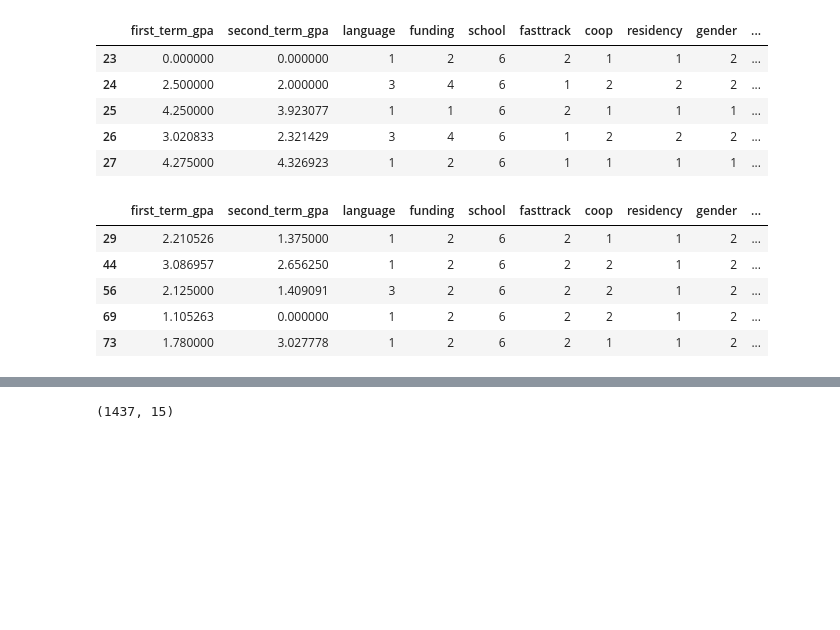
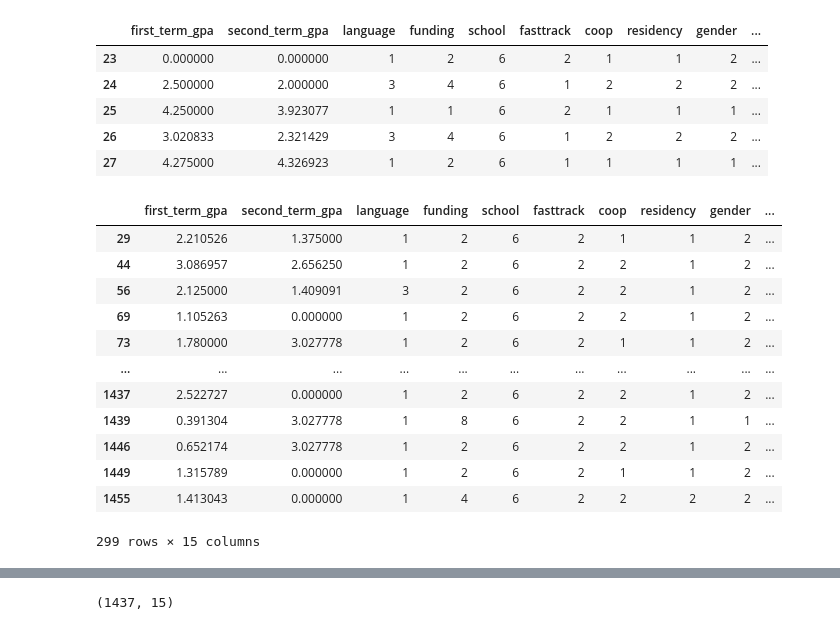
Before and after one commit to Kushal-Shres/AML_2103_Visualization, a Jupyter notebook: Assignment 2/classifier.ipynb, the cells around one changed output, grey strips where cells are left out. Cells and saved outputs as stored; diff of their text form; code cells hidden in the pictures; blank space fills up the shorter version.

```diff
--- a/Assignment 2/classifier.ipynb
+++ b/Assignment 2/classifier.ipynb
@@ -99,11 +99,18 @@ data.head()
 | 27 | 4.275000 | 4.326923 | 1 | 2 | 6 | 1 | 1 | 1 | 1 | ... |
 # %%
 # get data with first_year_persistence = 0
-data[data["first_year_persistence"] == 0].head()
+data[data["first_year_persistence"] == 0]
 # %% [output]
 |  | first_term_gpa | second_term_gpa | language | funding | school | fasttrack | coop | residency | gender | ... |
 | 29 | 2.210526 | 1.375000 | 1 | 2 | 6 | 2 | 1 | 1 | 2 | ... |
 | 44 | 3.086957 | 2.656250 | 1 | 2 | 6 | 2 | 2 | 1 | 2 | ... |
 | 56 | 2.125000 | 1.409091 | 3 | 2 | 6 | 2 | 2 | 1 | 2 | ... |
 | 69 | 1.105263 | 0.000000 | 1 | 2 | 6 | 2 | 2 | 1 | 2 | ... |
 | 73 | 1.780000 | 3.027778 | 1 | 2 | 6 | 2 | 1 | 1 | 2 | ... |
+| ... | ... | ... | ... | ... | ... | ... | ... | ... | ... | ... |
+| 1437 | 2.522727 | 0.000000 | 1 | 2 | 6 | 2 | 2 | 1 | 2 | ... |
+| 1439 | 0.391304 | 3.027778 | 1 | 8 | 6 | 2 | 2 | 1 | 1 | ... |
+| 1446 | 0.652174 | 3.027778 | 1 | 2 | 6 | 2 | 2 | 1 | 2 | ... |
+| 1449 | 1.315789 | 0.000000 | 1 | 2 | 6 | 2 | 1 | 1 | 2 | ... |
+| 1455 | 1.413043 | 0.000000 | 1 | 4 | 6 | 2 | 2 | 2 | 2 | ... |
+299 rows × 15 columns
```
Also changed, not shown: parts of 5 cells of this notebook, 1 other file.
